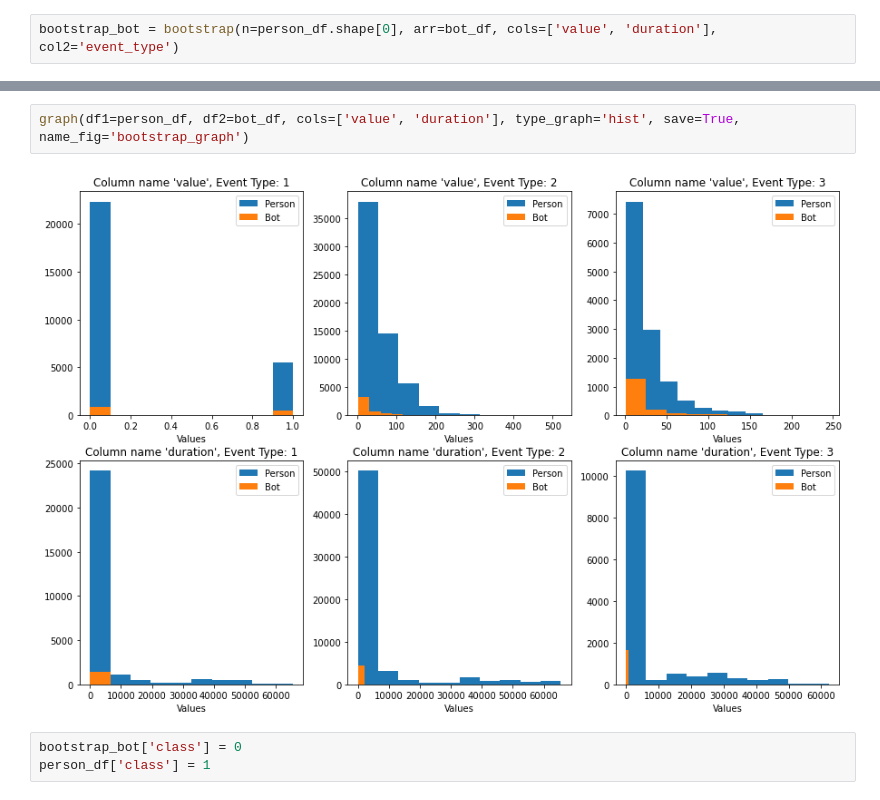
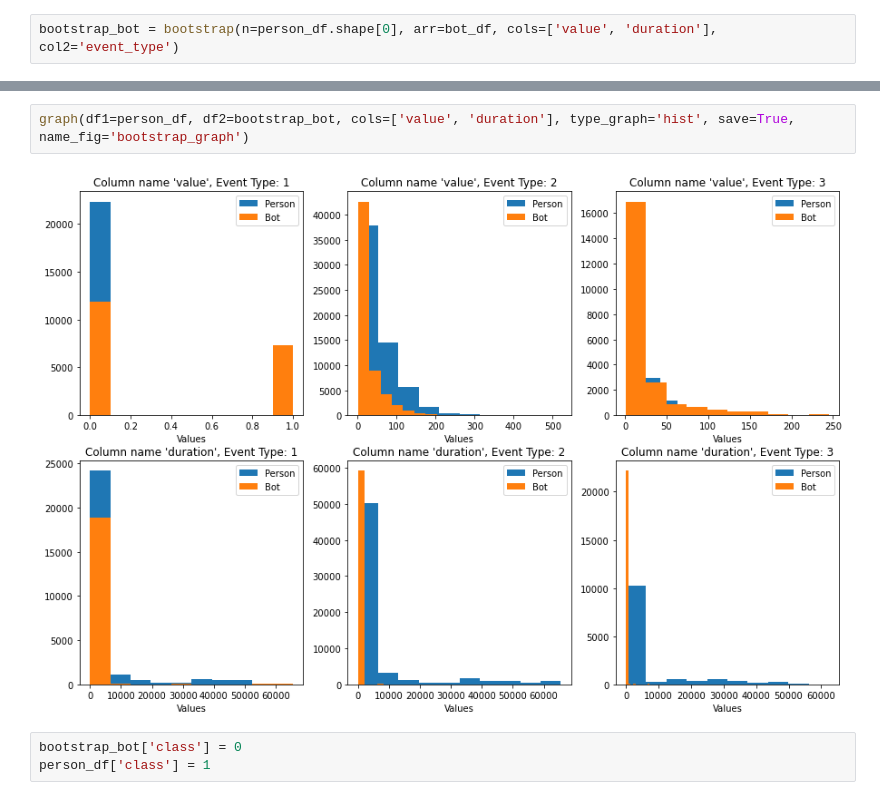
Before and after one commit to sashamatviiuk/Bot-detection, a Jupyter notebook: first_iteration.ipynb, the cells around one changed output, grey strips where cells are left out. Saved outputs shown, nothing was run; the diff lists cells and outputs as text.

```diff
--- a/first_iteration.ipynb
+++ b/first_iteration.ipynb
@@ -67,7 +67,7 @@ graph(df1=person_df, df2=bot_df, cols=['value', 'duration'], type_graph='distplo
 # %%
-graph(df1=person_df, df2=bot_df, cols=['value', 'duration'], type_graph='hist', save=True, name_fig='bootstrap_graph')
+graph(df1=person_df, df2=bootstrap_bot, cols=['value', 'duration'], type_graph='hist', save=True, name_fig='bootstrap_graph')
 # %% [output]
-[figure, old version]
+[figure, new version]
 # %%
 bootstrap_bot['class'] = 0
 person_df['class'] = 1
```
Also changed, not shown: parts of 1 cell of this notebook, 3 other files.
